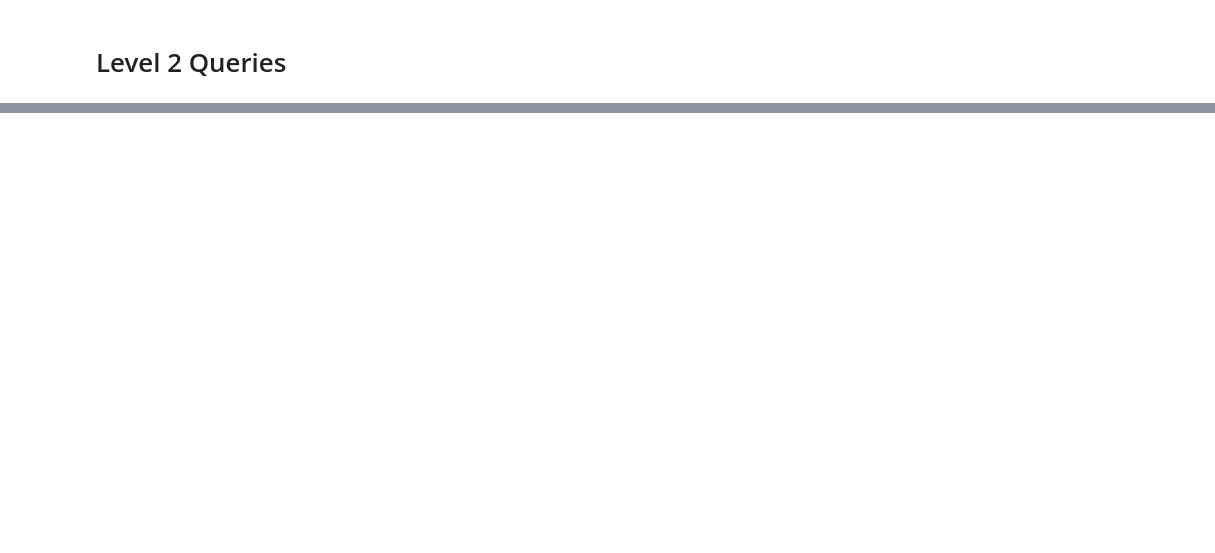
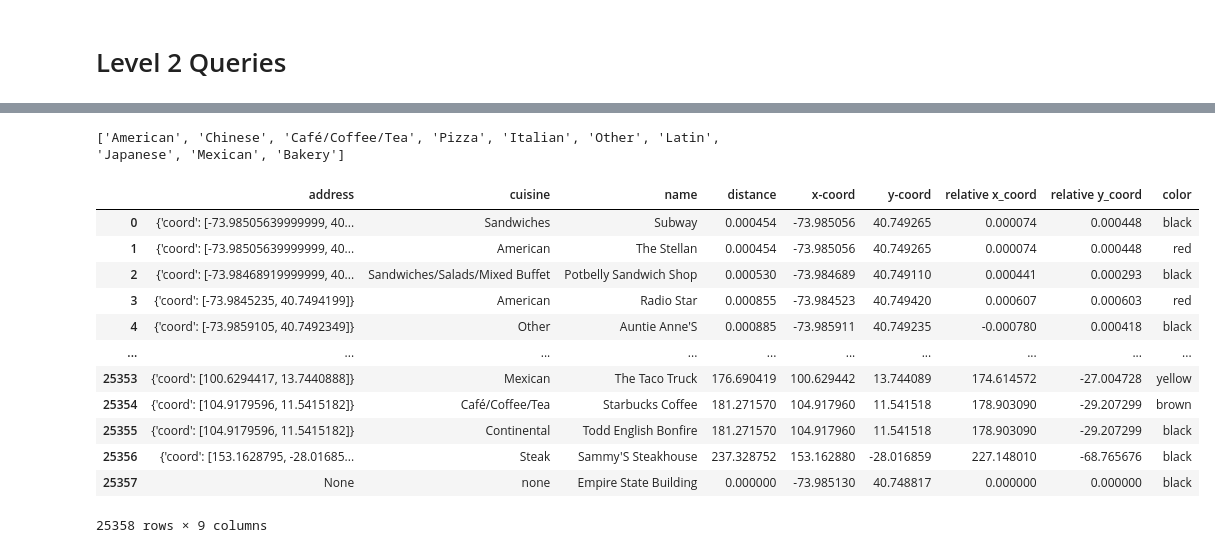
Before and after one commit to EthanRiley/mongo_database_and_queries, a Jupyter notebook: mongo_tutorial.ipynb, the cells around one changed output, grey strips where cells are left out. Drawn from its saved outputs; the diff is of its cells as text; code cells hidden in the pictures; blank space fills up the shorter version.

```diff
--- a/mongo_tutorial.ipynb
+++ b/mongo_tutorial.ipynb
@@ -86,0 +309,14 @@ for i in range(20):
+# %%
+# Import matplotlib
+import matplotlib.pyplot as plt
+import pandas as pd
+
+# Convert query_list7 (a list of dictionaries) to a pandas dataframe
+df = pd.DataFrame(query_list7)
+# %%
+# filter out all rows where distance is None
+df = df[df['distance'].notna()]
+# Create a new column called x-coord that contains the first element of the coord list
+df['x-coord'] = df['address'].apply(lambda x: x['coord'][0])
+# Create a new column called y-coord that contains the second element of the coord list
+df['y-coord'] = df['address'].apply(lambda x: x['coord'][1])
@@ -86,0 +347,30 @@ for i in range(20):
+# %%
+import numpy as np
+
+# Rename all columns titled 'Latin (Cuban, Dominican, Puerto Rican, South & Central American)' to 'Latin'
+df['cuisine'] = df['cuisine'].apply(lambda x: 'Latin' if x == 'Latin (Cuban, Dominican, Puerto Rican, South & Central American)' else x)
+
+# Get the 10 most common cuisines
+top_10_cuisines = df['cuisine'].value_counts().head(10).index.tolist()
+print(top_10_cuisines)
+
+# Create a dictionary that maps cuisine type to a color
+cuisine_color = {'American': 'red', 'Chinese': 'blue', 'Café/Coffee/Tea': 'brown', 'Italian': 'green', 'Pizza': 'green', 'Pizza/Italian': 'green', 'Mexican': 'yellow', 'Latin': 'yellow', 'Other': 'black'}
+
+# Create a new column that maps cuisine type to a color, if it is in the cuisine_color dictionary map it to the color, otherwise map it to black
+df['color'] = df['cuisine'].apply(lambda x: cuisine_color[x] if x in cuisine_color else 'black')
+# %% [output]
+['American', 'Chinese', 'Café/Coffee/Tea', 'Pizza', 'Italian', 'Other', 'Latin', 'Japanese', 'Mexican', 'Bakery']
+|  | address | cuisine | name | distance | x-coord | y-coord | relative x_coord | relative y_coord | color |
+| 0 | {'coord': [-73.98505639999999, 40... | Sandwiches | Subway | 0.000454 | -73.985056 | 40.749265 | 0.000074 | 0.000448 | black |
+| 1 | {'coord': [-73.98505639999999, 40... | American | The Stellan | 0.000454 | -73.985056 | 40.749265 | 0.000074 | 0.000448 | red |
+| 2 | {'coord': [-73.98468919999999, 40... | Sandwiches/Salads/Mixed Buffet | Potbelly Sandwich Shop | 0.000530 | -73.984689 | 40.749110 | 0.000441 | 0.000293 | black |
+| 3 | {'coord': [-73.9845235, 40.7494199]} | American | Radio Star | 0.000855 | -73.984523 | 40.749420 | 0.000607 | 0.000603 | red |
+| 4 | {'coord': [-73.9859105, 40.7492349]} | Other | Auntie Anne'S | 0.000885 | -73.985911 | 40.749235 | -0.000780 | 0.000418 | black |
+| ... | ... | ... | ... | ... | ... | ... | ... | ... | ... |
+| 25353 | {'coord': [100.6294417, 13.7440888]} | Mexican | The Taco Truck | 176.690419 | 100.629442 | 13.744089 | 174.614572 | -27.004728 | yellow |
+| 25354 | {'coord': [104.9179596, 11.5415182]} | Café/Coffee/Tea | Starbucks Coffee | 181.271570 | 104.917960 | 11.541518 | 178.903090 | -29.207299 | brown |
+| 25355 | {'coord': [104.9179596, 11.5415182]} | Continental | Todd English Bonfire | 181.271570 | 104.917960 | 11.541518 | 178.903090 | -29.207299 | black |
+| 25356 | {'coord': [153.1628795, -28.01685... | Steak | Sammy'S Steakhouse | 237.328752 | 153.162880 | -28.016859 | 227.148010 | -68.765676 | black |
+| 25357 | None | none | Empire State Building | 0.000000 | -73.985130 | 40.748817 | 0.000000 | 0.000000 | black |
+25358 rows × 9 columns
```
Also changed, not shown: parts of 30 cells of this notebook.
